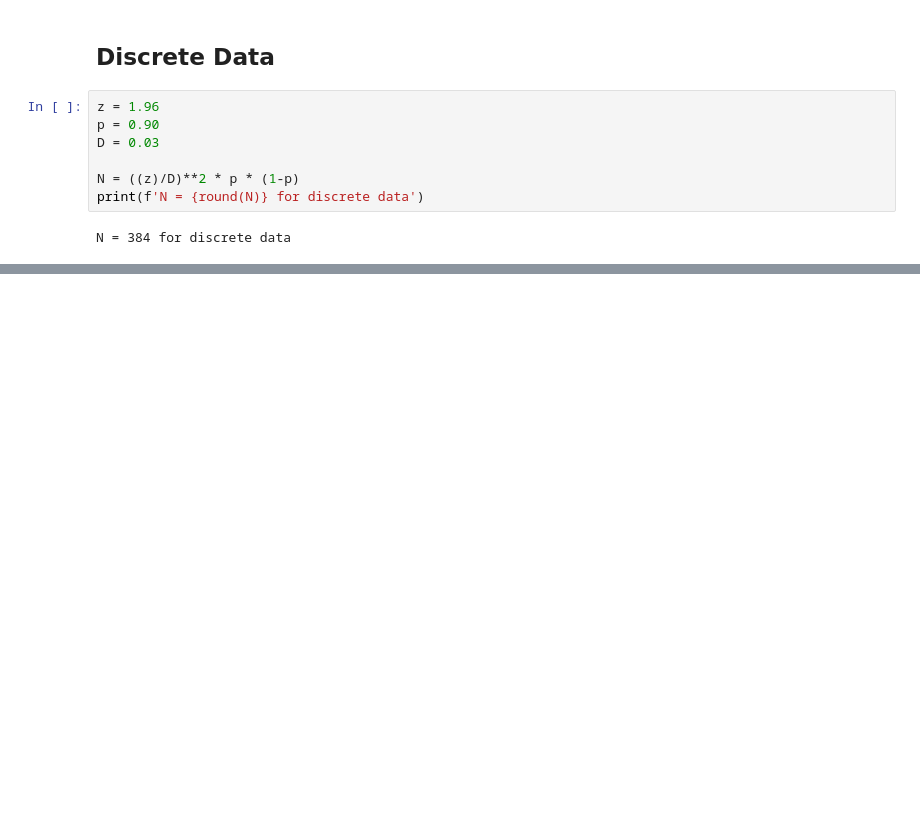
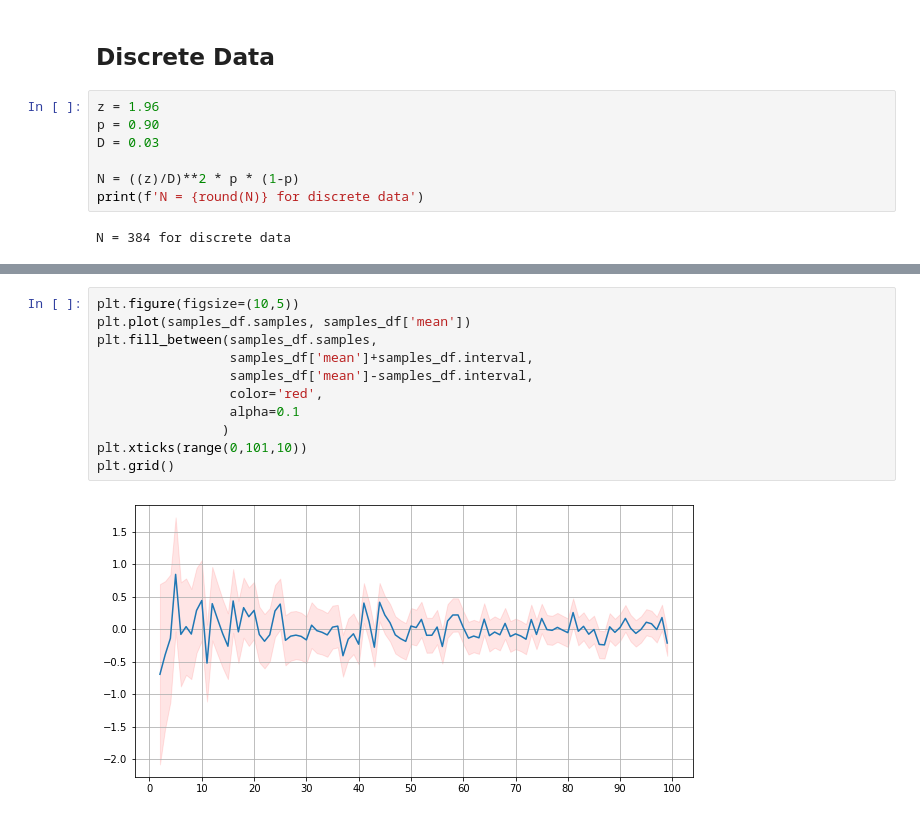
Before and after one commit to vonschwartzwalder/DataViz, a Jupyter notebook: Sample Statistics.ipynb, the cells around one changed output, grey strips where cells are left out. Drawn from its saved outputs; the diff is of its cells as text; blank space fills up the shorter version.

```diff
--- a/Sample Statistics.ipynb
+++ b/Sample Statistics.ipynb
@@ -232,0 +292,13 @@ N = 384 for discrete data
+# %%
+plt.figure(figsize=(10,5))
+plt.plot(samples_df.samples, samples_df['mean'])
+plt.fill_between(samples_df.samples,
+                 samples_df['mean']+samples_df.interval,
+                 samples_df['mean']-samples_df.interval,
+                 color='red',
+                 alpha=0.1
+                )
+plt.xticks(range(0,101,10))
+plt.grid()
+# %% [output]
+[figure, added]
```
Also changed, not shown: parts of 10 cells of this notebook.
